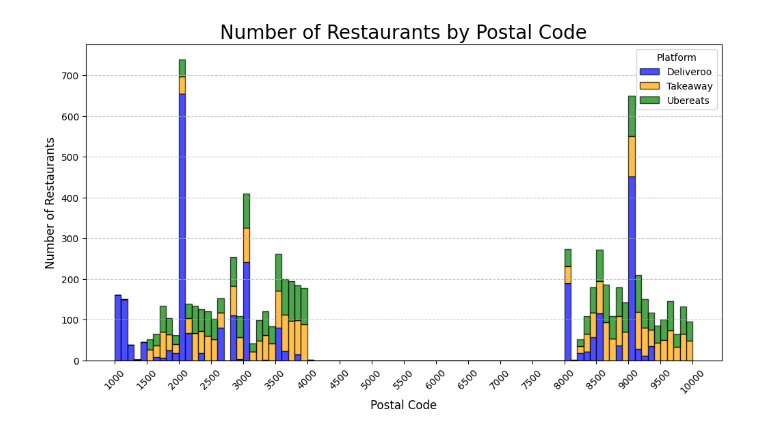
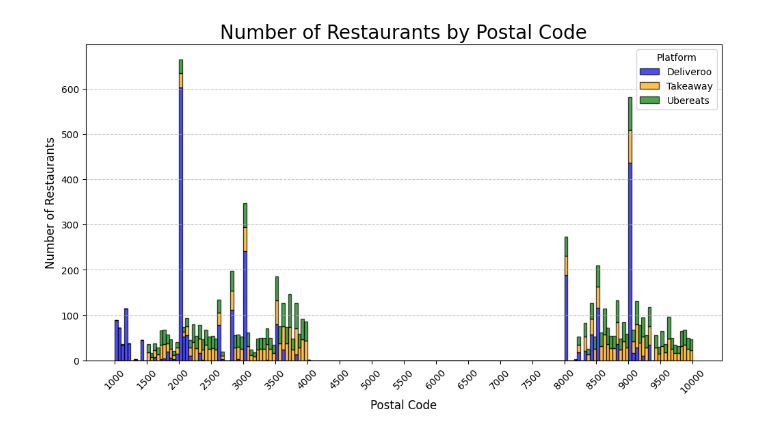
Before and after one commit to NicolaasDC/delivery_market_analysis_with_SQL, a Jupyter notebook: Distribution_restaurant_per_region.ipynb, the cells around one changed output. Cells and saved outputs as stored; diff of their text form; code cells hidden in the pictures.

Commit message:
Changed postalcode range in graph

```diff
--- a/Distribution_restaurant_per_region.ipynb
+++ b/Distribution_restaurant_per_region.ipynb
@@ -86,31 +86,31 @@ print(df)
 # %%
 import matplotlib.pyplot as plt
 
 # Create a figure
 plt.figure(figsize=(12, 6))
 
 # Define the bin edges
-bins = range(1000, 10001, 100)  # Postal codes between 1000 and 10000, in steps of 100
+bins = range(1000, 10001, 50)  # Postal codes between 1000 and 10000, in steps of 50
 
 # Prepare data for stacked histogram
 platforms = df['Platform'].unique()
 colors = {'Deliveroo': 'blue', 'Takeaway': 'orange', 'Ubereats': 'green'}  # Define colors for each platform
 
 # Prepare a list of postal code arrays for each platform
 data = [df[df['Platform'] == platform]['Postal Code'] for platform in platforms]
 
 # Plot stacked histogram
 plt.hist(data, bins=bins, alpha=0.7, label=platforms, edgecolor='black', color=[colors[platform] for platform in platforms], stacked=True)
 
 # Add labels, title, and legend
 plt.title('Number of Restaurants by Postal Code', fontsize=20)
 plt.xlabel('Postal Code', fontsize=12)
 plt.ylabel('Number of Restaurants', fontsize=12)
 plt.xticks(ticks=range(1000, 10001, 500), rotation=45)  # Tick positions every 500
 plt.grid(axis='y', linestyle='--', alpha=0.7)
 plt.legend(title='Platform')
 
 # Show the plot
 plt.show()
 # %% [output]
-[figure, old version]
+[figure, new version]
```
